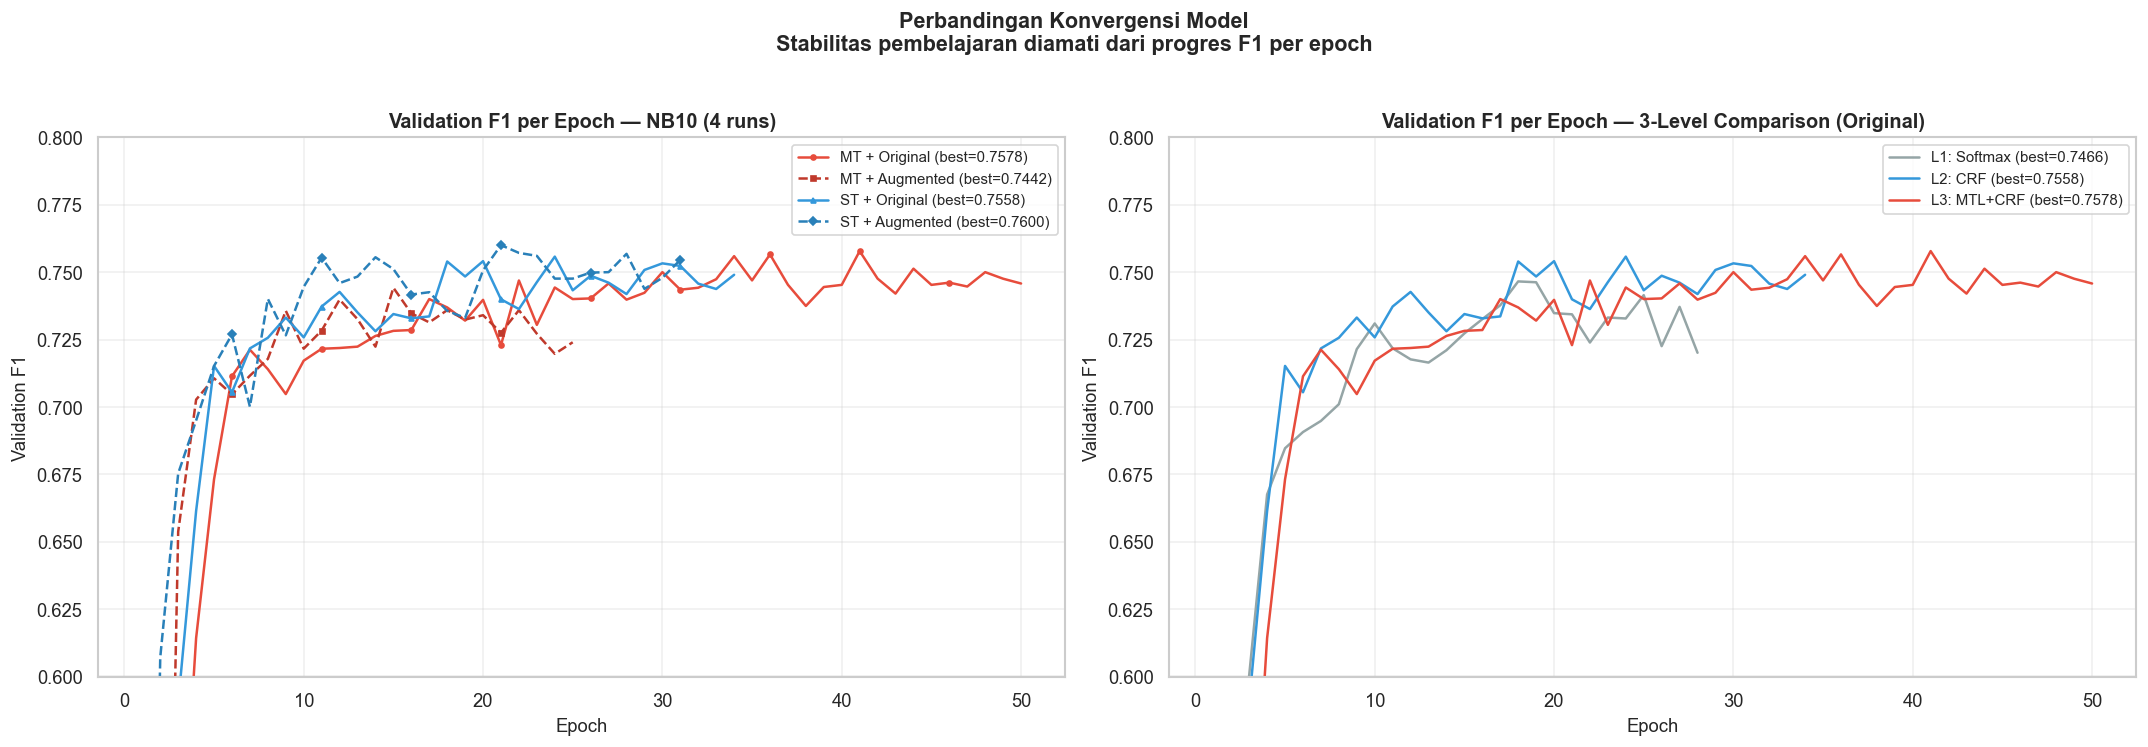
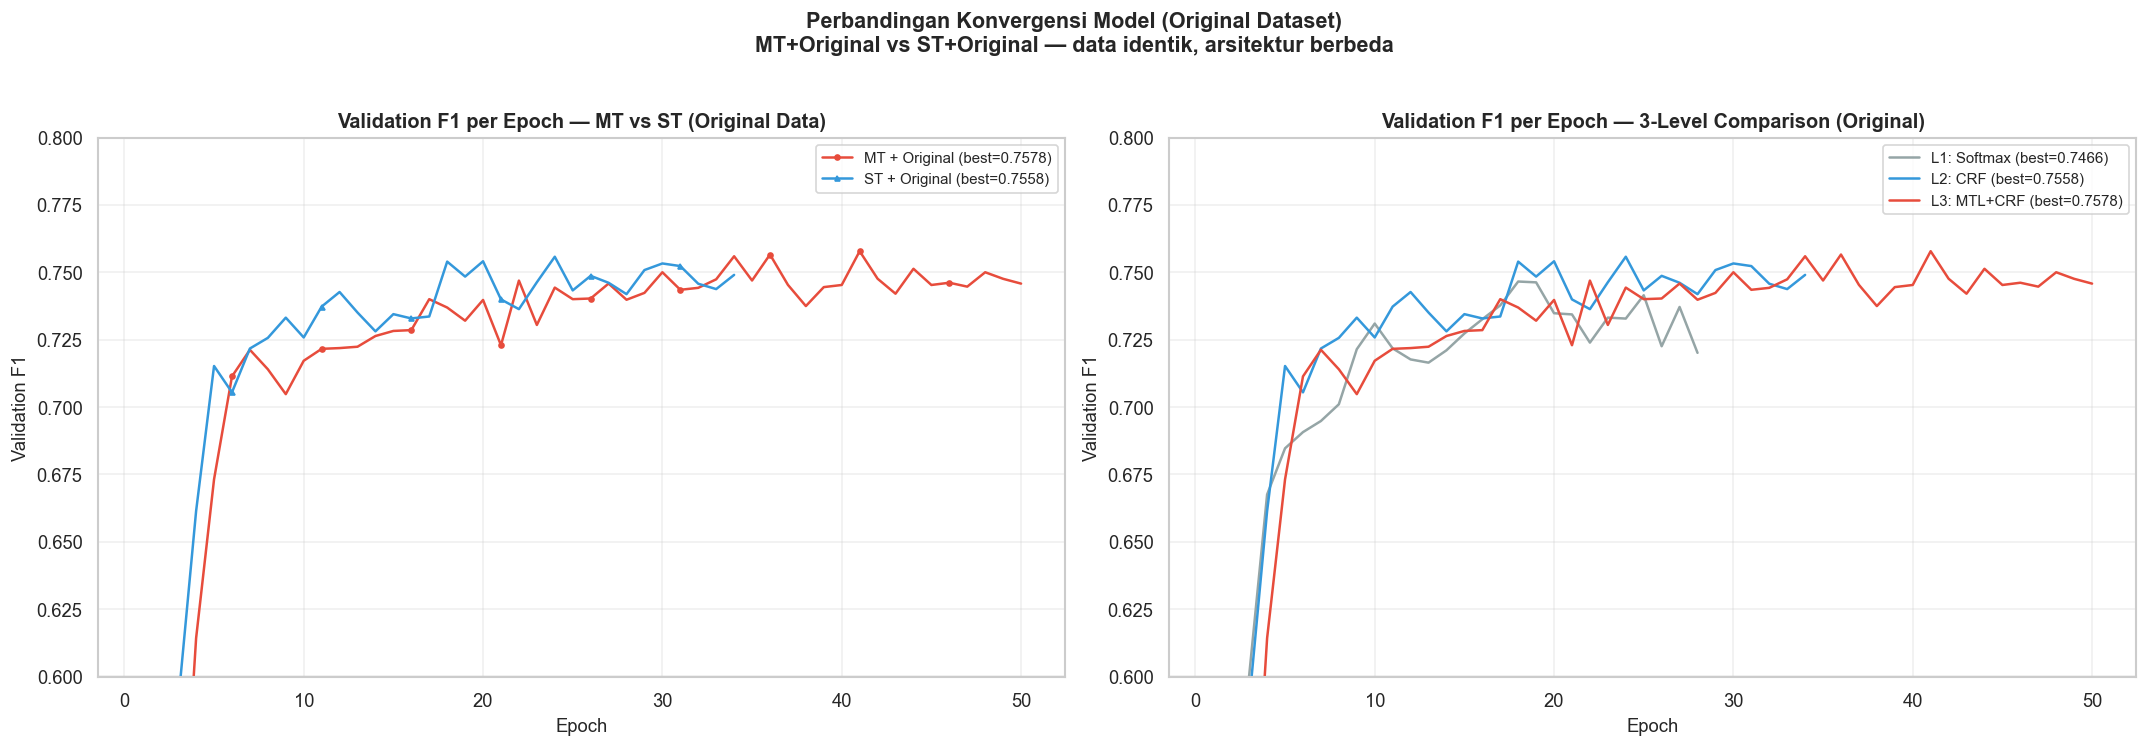
Unified diff of the notebook cell whose output changed from the first chart to the second:
--- before
+++ after
@@ -1,18 +1,15 @@
-# --- Plot 2: Validation F1 over Epochs (semua 6 konfigurasi, overlay) ---
+# --- Plot 2: Validation F1 over Epochs (perbandingan utama: MT+Original vs ST+Original) ---
 fig, axes = plt.subplots(1, 2, figsize=(18, 6))
 
-# Panel kiri: NB10 4 runs
+# Panel kiri: MT+Original vs ST+Original (apple-to-apple, dataset identik)
 ax = axes[0]
 style_map = {
-    'MT + Original':  {'color': '#e74c3c', 'ls': '-',  'marker': 'o'},
-    'MT + Augmented': {'color': '#c0392b', 'ls': '--', 'marker': 's'},
-    'ST + Original':  {'color': '#3498db', 'ls': '-',  'marker': '^'},
-    'ST + Augmented': {'color': '#2980b9', 'ls': '--', 'marker': 'D'},
+    'MT + Original': {'color': '#e74c3c', 'ls': '-',  'marker': 'o'},
+    'ST + Original': {'color': '#3498db', 'ls': '-',  'marker': '^'},
 }
 
-for run_name in nb10_runs:
+for run_name, s in style_map.items():
     h = all_histories[run_name]
     epochs = range(1, len(h['val_f1']) + 1)
-    s = style_map[run_name]
     best_f1 = max(h['val_f1'])
     ax.plot(epochs, h['val_f1'], label=f'{run_name} (best={best_f1:.4f})',
@@ -22,5 +19,5 @@
 ax.set_xlabel('Epoch', fontsize=11)
 ax.set_ylabel('Validation F1', fontsize=11)
-ax.set_title('Validation F1 per Epoch — NB10 (4 runs)', fontweight='bold')
+ax.set_title('Validation F1 per Epoch — MT vs ST (Original Data)', fontweight='bold')
 ax.legend(fontsize=9)
 ax.grid(True, alpha=0.3)
@@ -50,5 +47,5 @@
 ax.set_ylim(0.60, 0.80)
 
-plt.suptitle('Perbandingan Konvergensi Model\nStabilitas pembelajaran diamati dari progres F1 per epoch',
+plt.suptitle('Perbandingan Konvergensi Model (Original Dataset)\nMT+Original vs ST+Original — data identik, arsitektur berbeda',
              fontweight='bold', y=1.03, fontsize=13)
 plt.tight_layout()

Commit: update notebook eksperimen, update dashboard